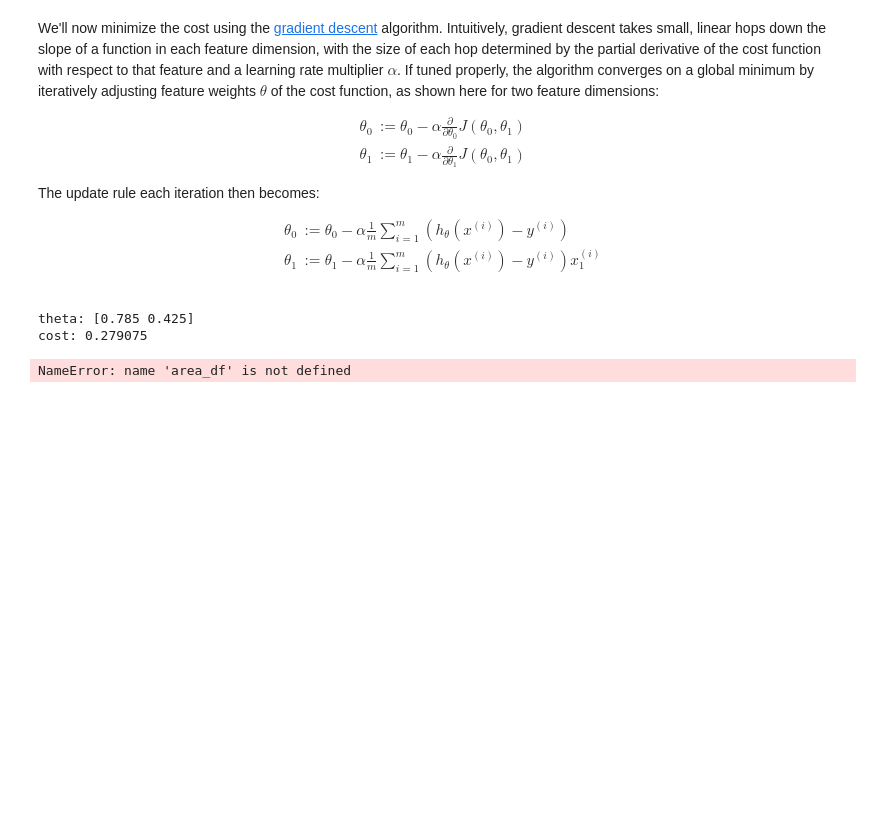
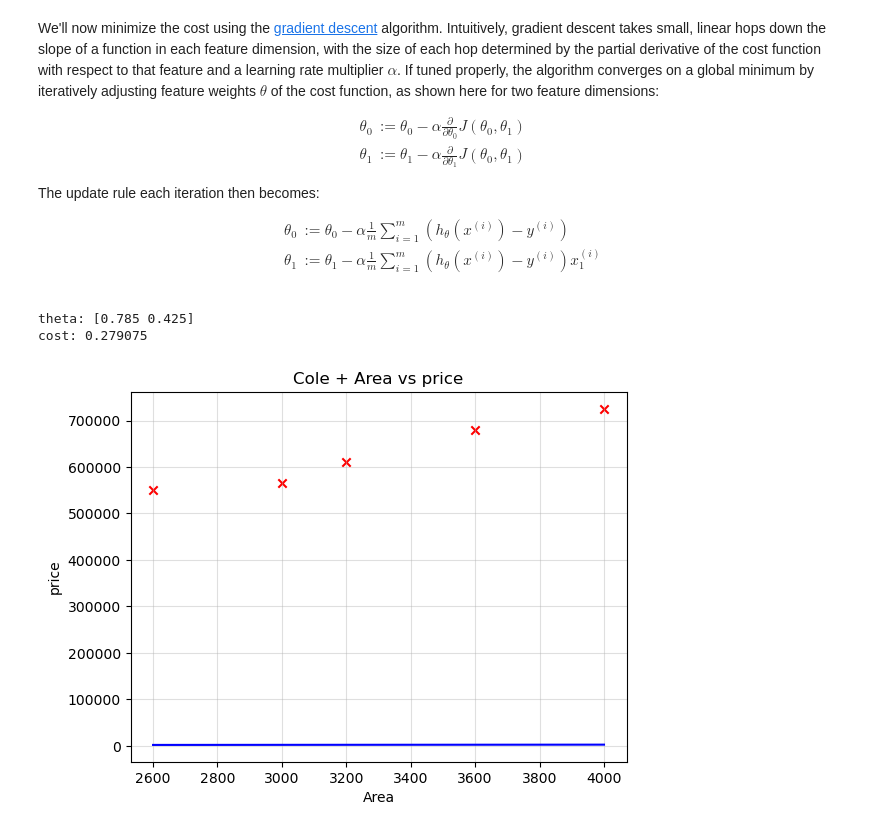
Before and after one commit to VOLR001/Quiz-3.1, a Jupyter notebook: linear-regression.ipynb, the cells around one changed output. Cells and saved outputs as stored; diff of their text form; code cells hidden in the pictures; blank space fills up the shorter version.

```diff
--- a/linear-regression.ipynb
+++ b/linear-regression.ipynb
@@ -227,13 +244,13 @@ cost: 0.279075
 # %%
 plt.scatter(area_df, price, marker='x', color='red')
 samples = np.linspace(np.min(area_df), np.max(area_df))
 plt.plot(samples, theta[0]*1000 + theta[1] * samples,color = 'blue')
 
 # plt.plot(X_train, reg.predict(X_train), color = 'Green')
-plt.title('<Yourname> + Area vs price')
+plt.title('Cole + Area vs price')
 plt.xlabel('Area')
 plt.ylabel('price')
 plt.grid(alpha=0.4)
 plt.show()
 # %% [output]
-NameError: name 'area_df' is not defined
+[figure, added]
```
Also changed, not shown: parts of 7 cells of this notebook.
